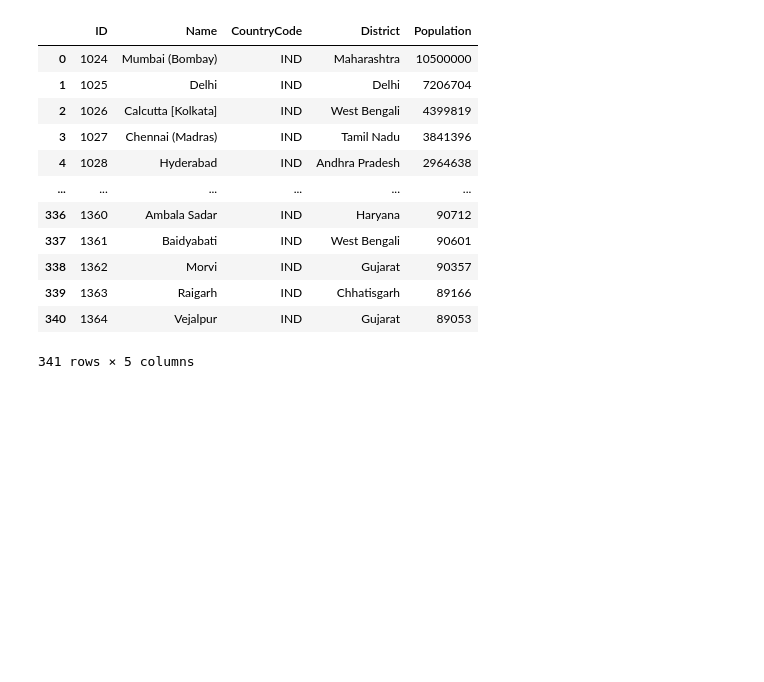
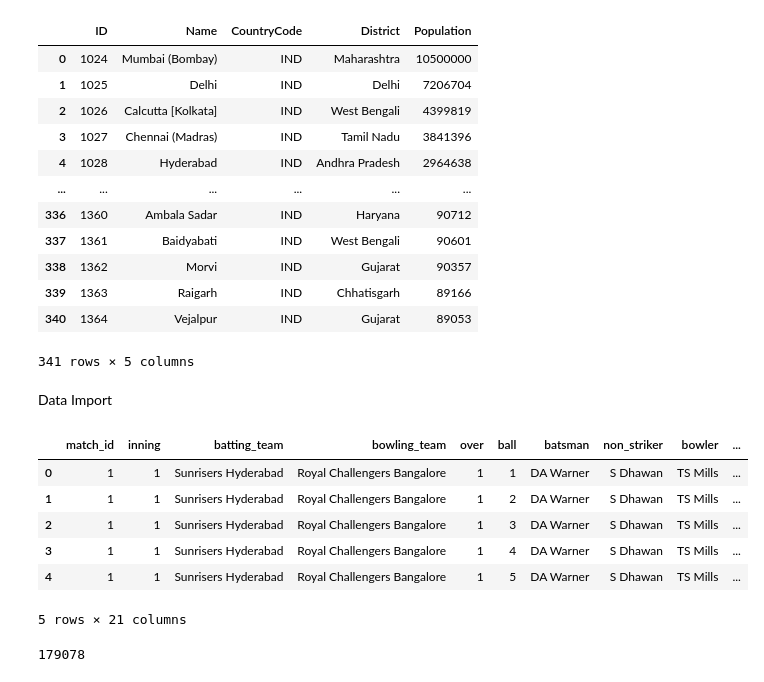
Before and after one commit to a-Kumari/eda, a Jupyter notebook: data_gathering.ipynb, the cells around one changed output. Cells and saved outputs as stored; diff of their text form; code cells hidden in the pictures; blank space fills up the shorter version.

```diff
--- a/data_gathering.ipynb
+++ b/data_gathering.ipynb
@@ -246,3 +236,16 @@ df
 | 339 | 1363 | Raigarh | IND | Chhatisgarh | 89166 |
 | 340 | 1364 | Vejalpur | IND | Gujarat | 89053 |
 341 rows × 5 columns
+# %% [markdown]
+Data Import
+# %%
+df = pd.read_csv('/home/development/Downloads/practice/deliveries.csv')
+df.head()
+# %% [output]
+|  | match_id | inning | batting_team | bowling_team | over | ball | batsman | non_striker | bowler | ... |
+| 0 | 1 | 1 | Sunrisers Hyderabad | Royal Challengers Bangalore | 1 | 1 | DA Warner | S Dhawan | TS Mills | ... |
+| 1 | 1 | 1 | Sunrisers Hyderabad | Royal Challengers Bangalore | 1 | 2 | DA Warner | S Dhawan | TS Mills | ... |
+| 2 | 1 | 1 | Sunrisers Hyderabad | Royal Challengers Bangalore | 1 | 3 | DA Warner | S Dhawan | TS Mills | ... |
+| 3 | 1 | 1 | Sunrisers Hyderabad | Royal Challengers Bangalore | 1 | 4 | DA Warner | S Dhawan | TS Mills | ... |
+| 4 | 1 | 1 | Sunrisers Hyderabad | Royal Challengers Bangalore | 1 | 5 | DA Warner | S Dhawan | TS Mills | ... |
+5 rows × 21 columns
@@ -248,0 +265,9 @@ df
+# %%
+# to sql
+# !pip install pymysql sqlalchemy
+import pymysql
+from sqlalchemy import create_engine
+engine = create_engine("mysql+pymysql://root:admin@localhost/ipl")
+df.to_sql("ipl_delivery",con=engine, if_exists='append', index=False)
+# %% [output]
+179078
```
Also changed, not shown: parts of 13 cells of this notebook, 7 other files.
